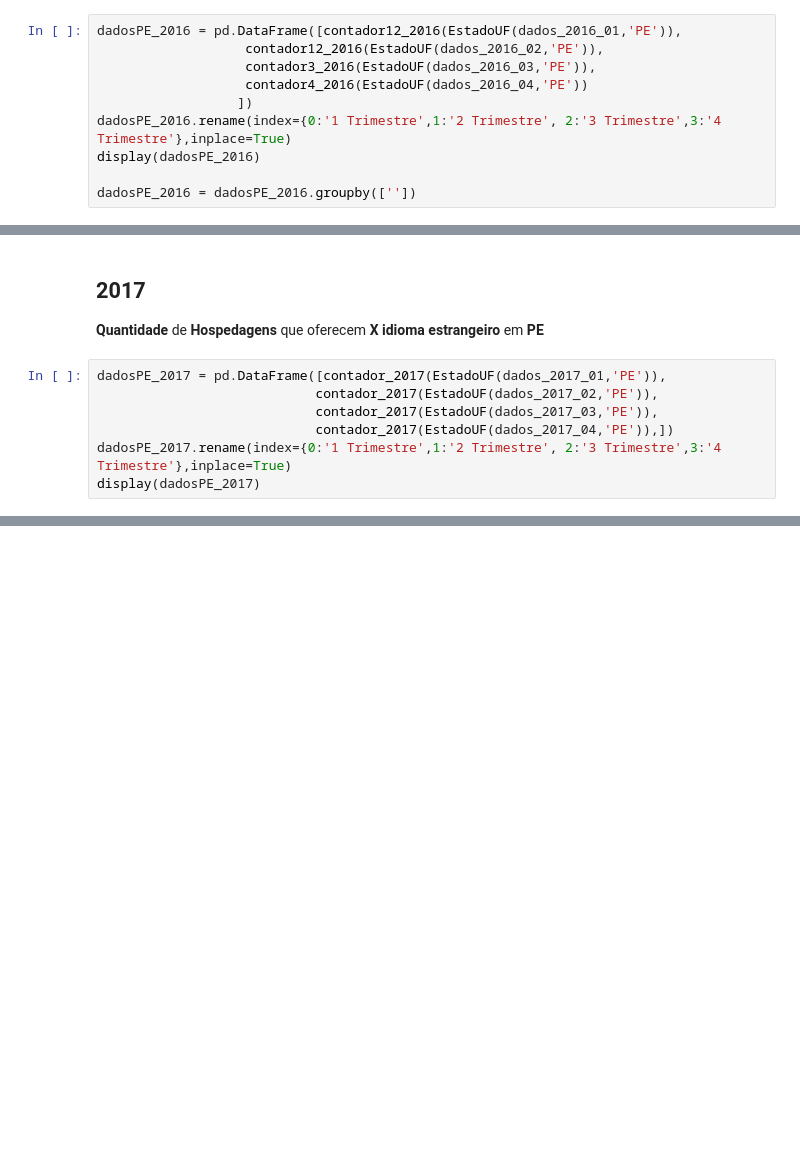
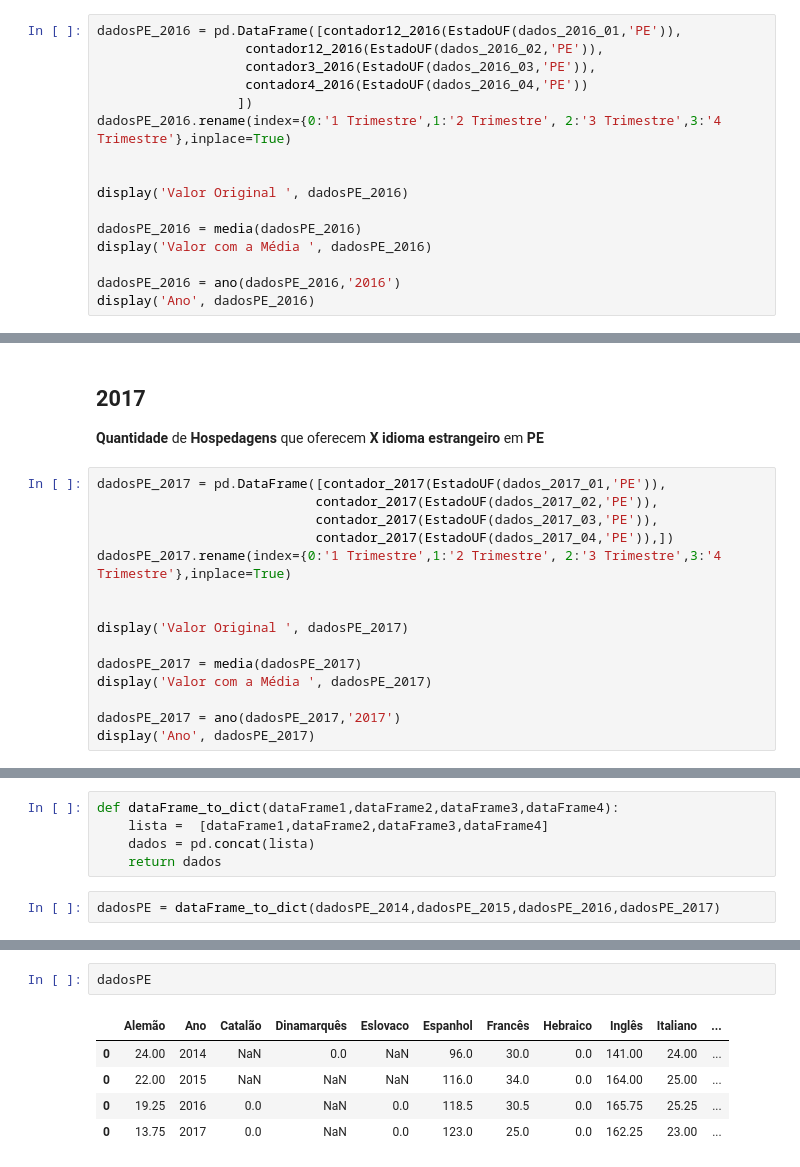
Before and after one commit to if1015-datascience-ufpe/2018-2-projeto-agua-de-coco, a Jupyter notebook: Análise Hospedagens.ipynb, the cells around one changed output, grey strips where cells are left out. Cells and saved outputs as stored; diff of their text form; blank space fills up the shorter version.

Commit message:
Análise PE
dataframe com dados de PE

```diff
--- a/Análise Hospedagens.ipynb
+++ b/Análise Hospedagens.ipynb
@@ -439,7 +465,13 @@ dadosPE_2016 = pd.DataFrame([contador12_2016(EstadoUF(dados_2016_01,'PE')),
                    contador4_2016(EstadoUF(dados_2016_04,'PE'))
                   ])
 dadosPE_2016.rename(index={0:'1 Trimestre',1:'2 Trimestre', 2:'3 Trimestre',3:'4 Trimestre'},inplace=True)
-display(dadosPE_2016)
 
-dadosPE_2016 = dadosPE_2016.groupby([''])
+
+display('Valor Original ', dadosPE_2016)
+
+dadosPE_2016 = media(dadosPE_2016)
+display('Valor com a Média ', dadosPE_2016)
+
+dadosPE_2016 = ano(dadosPE_2016,'2016')
+display('Ano', dadosPE_2016)
 # %% [output]
@@ -458,5 +496,13 @@ dadosPE_2017 = pd.DataFrame([contador_2017(EstadoUF(dados_2017_01,'PE')),
                             contador_2017(EstadoUF(dados_2017_03,'PE')),
                             contador_2017(EstadoUF(dados_2017_04,'PE')),])
 dadosPE_2017.rename(index={0:'1 Trimestre',1:'2 Trimestre', 2:'3 Trimestre',3:'4 Trimestre'},inplace=True)
-display(dadosPE_2017)
+
+
+display('Valor Original ', dadosPE_2017)
+
+dadosPE_2017 = media(dadosPE_2017)
+display('Valor com a Média ', dadosPE_2017)
+
+dadosPE_2017 = ano(dadosPE_2017,'2017')
+display('Ano', dadosPE_2017)
 # %% [output]
@@ -467,0 +524,7 @@ display(dadosPE_2017)
+# %%
+def dataFrame_to_dict(dataFrame1,dataFrame2,dataFrame3,dataFrame4):
+    lista =  [dataFrame1,dataFrame2,dataFrame3,dataFrame4]
+    dados = pd.concat(lista)
+    return dados
+# %%
+dadosPE = dataFrame_to_dict(dadosPE_2014,dadosPE_2015,dadosPE_2016,dadosPE_2017)
@@ -467,0 +542,8 @@ display(dadosPE_2017)
+# %%
+dadosPE
+# %% [output]
+|  | Alemão | Ano | Catalão | Dinamarquês | Eslovaco | Espanhol | Francês | Hebraico | Inglês | Italiano | ... |
+| 0 | 24.00 | 2014 | NaN | 0.0 | NaN | 96.0 | 30.0 | 0.0 | 141.00 | 24.00 | ... |
+| 0 | 22.00 | 2015 | NaN | NaN | NaN | 116.0 | 34.0 | 0.0 | 164.00 | 25.00 | ... |
+| 0 | 19.25 | 2016 | 0.0 | NaN | 0.0 | 118.5 | 30.5 | 0.0 | 165.75 | 25.25 | ... |
+| 0 | 13.75 | 2017 | 0.0 | NaN | 0.0 | 123.0 | 25.0 | 0.0 | 162.25 | 23.00 | ... |
```
Also changed, not shown: parts of 11 cells of this notebook.
